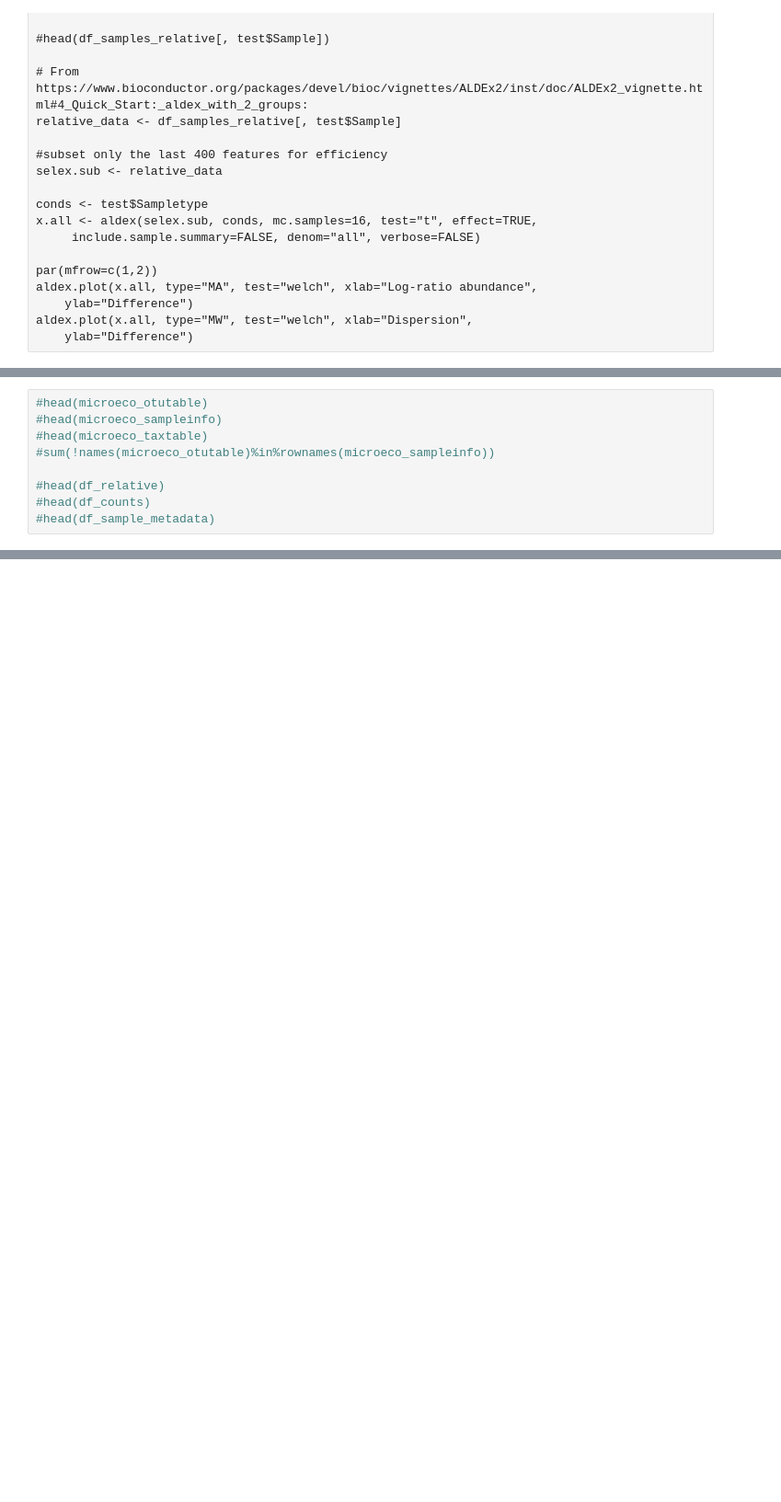
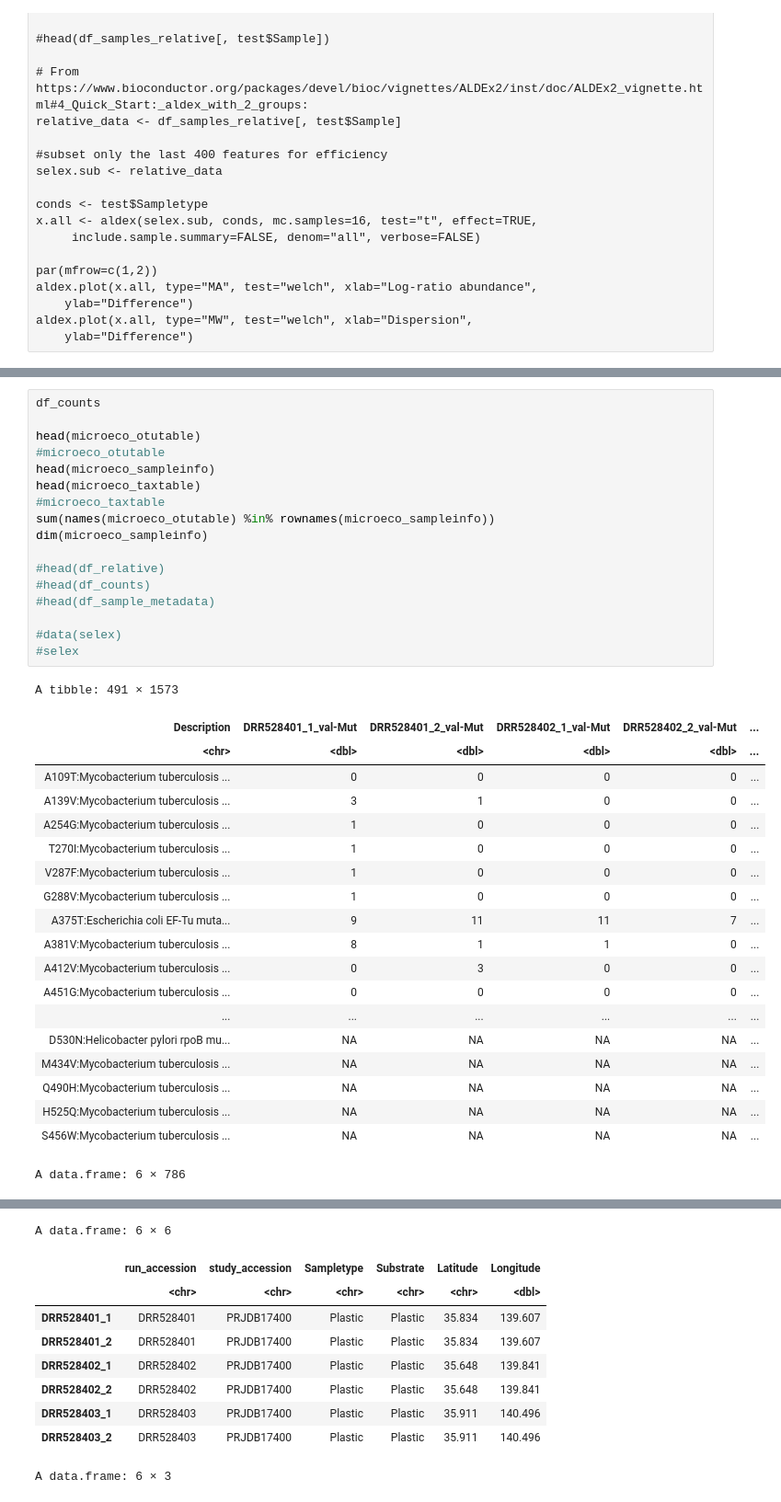
Before and after one commit to blomfelt/plastisphere, a Jupyter notebook: plastisphere.ipynb, the cells around one changed output, grey strips where cells are left out. Shown at 92% size. Cells and saved outputs as stored; diff of their text form; blank space fills up the shorter version.

```diff
--- a/plastisphere.ipynb
+++ b/plastisphere.ipynb
@@ -696,9 +850,38 @@ tax_table have 6 rows and 10 columns
 # %%
-#head(microeco_otutable)
-#head(microeco_sampleinfo)
-#head(microeco_taxtable)
-#sum(!names(microeco_otutable)%in%rownames(microeco_sampleinfo))
+df_counts
+
+head(microeco_otutable)
+#microeco_otutable
+head(microeco_sampleinfo)
+head(microeco_taxtable)
+#microeco_taxtable
+sum(names(microeco_otutable) %in% rownames(microeco_sampleinfo))
+dim(microeco_sampleinfo)
 
 #head(df_relative)
 #head(df_counts)
 #head(df_sample_metadata)
+
+#data(selex)
+#selex
+# %% [output]
+A tibble: 491 × 1573
+| Description | DRR528401_1_val-Mut | DRR528401_2_val-Mut | DRR528402_1_val-Mut | DRR528402_2_val-Mut | ... |
+| <chr> | <dbl> | <dbl> | <dbl> | <dbl> | ... |
+| A109T:Mycobacterium tuberculosis ... | 0 | 0 | 0 | 0 | ... |
+| A139V:Mycobacterium tuberculosis ... | 3 | 1 | 0 | 0 | ... |
+| A254G:Mycobacterium tuberculosis ... | 1 | 0 | 0 | 0 | ... |
+| T270I:Mycobacterium tuberculosis ... | 1 | 0 | 0 | 0 | ... |
+| V287F:Mycobacterium tuberculosis ... | 1 | 0 | 0 | 0 | ... |
+| G288V:Mycobacterium tuberculosis ... | 1 | 0 | 0 | 0 | ... |
+| A375T:Escherichia coli EF-Tu muta... | 9 | 11 | 11 | 7 | ... |
+| A381V:Mycobacterium tuberculosis ... | 8 | 1 | 1 | 0 | ... |
+| A412V:Mycobacterium tuberculosis ... | 0 | 3 | 0 | 0 | ... |
+| A451G:Mycobacterium tuberculosis ... | 0 | 0 | 0 | 0 | ... |
+| ... | ... | ... | ... | ... | ... |
+| D530N:Helicobacter pylori rpoB mu... | NA | NA | NA | NA | ... |
+| M434V:Mycobacterium tuberculosis ... | NA | NA | NA | NA | ... |
+| Q490H:Mycobacterium tuberculosis ... | NA | NA | NA | NA | ... |
+| H525Q:Mycobacterium tuberculosis ... | NA | NA | NA | NA | ... |
+| S456W:Mycobacterium tuberculosis ... | NA | NA | NA | NA | ... |
+A data.frame: 6 × 786
@@ -704,0 +896,10 @@ tax_table have 6 rows and 10 columns
+A data.frame: 6 × 6
+|  | run_accession | study_accession | Sampletype | Substrate | Latitude | Longitude |
+|  | <chr> | <chr> | <chr> | <chr> | <chr> | <dbl> |
+| DRR528401_1 | DRR528401 | PRJDB17400 | Plastic | Plastic | 35.834 | 139.607 |
+| DRR528401_2 | DRR528401 | PRJDB17400 | Plastic | Plastic | 35.834 | 139.607 |
+| DRR528402_1 | DRR528402 | PRJDB17400 | Plastic | Plastic | 35.648 | 139.841 |
+| DRR528402_2 | DRR528402 | PRJDB17400 | Plastic | Plastic | 35.648 | 139.841 |
+| DRR528403_1 | DRR528403 | PRJDB17400 | Plastic | Plastic | 35.911 | 140.496 |
+| DRR528403_2 | DRR528403 | PRJDB17400 | Plastic | Plastic | 35.911 | 140.496 |
+A data.frame: 6 × 3
```
Also changed, not shown: parts of 12 cells of this notebook.
